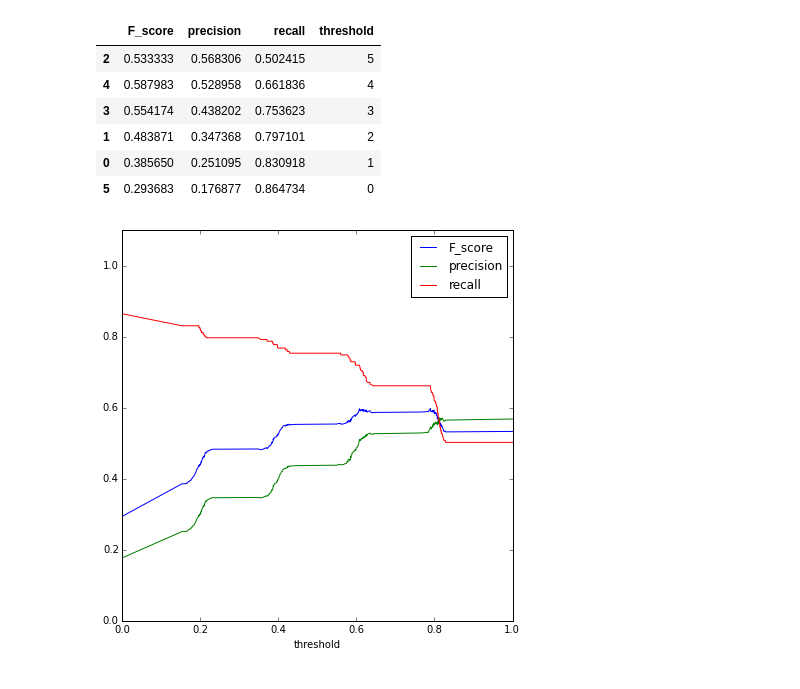
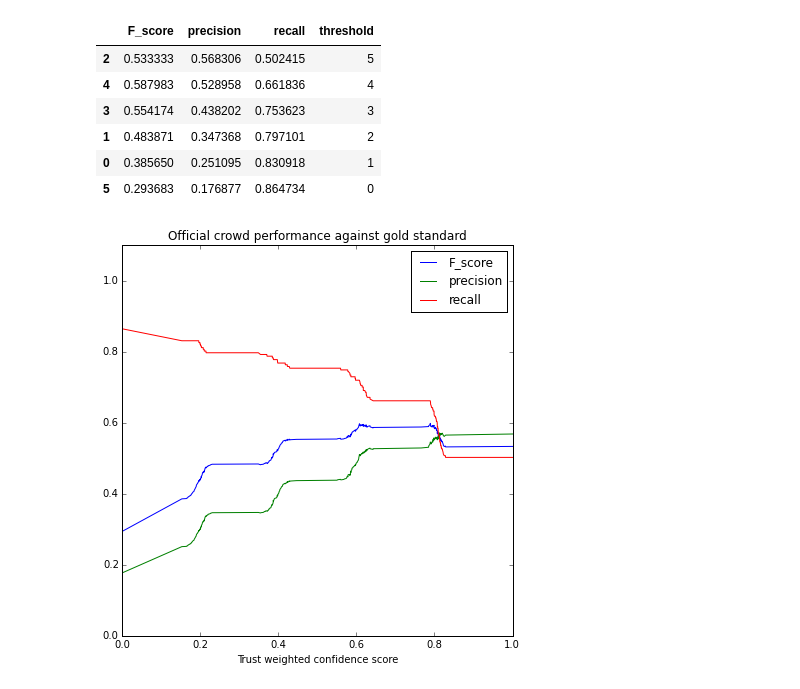
Before and after one commit to SuLab/crowd_cid_relex, a Jupyter notebook: crowd_only/devset_100_analysis.ipynb, the cells around one changed output. Saved outputs shown, nothing was run; the diff lists cells and outputs as text; code cells hidden in the pictures.

```diff
--- a/crowd_only/devset_100_analysis.ipynb
+++ b/crowd_only/devset_100_analysis.ipynb
@@ -587,0 +689,28 @@ def new_F_score(score_column, dataframe):
+# %%
+def expand_dataframe(final_res):
+    temp = defaultdict(list)
+
+    # split up the crowd results with complexed ids
+    for idx, row in final_res.iterrows():
+        pmid = int(row["pmid"])
+        chem_ids = row["chemical_id"].split("|")
+        dise_ids = row["disease_id"].split("|")
+
+        cols = ["norm_conf_score", "num_votes", "pmid", "rel_origin"]
+
+        for chem in chem_ids:
+            for dise in dise_ids:
+                temp["chemical_id"].append(chem)
+                temp["disease_id"].append(dise)
+
+                for val in cols:
+                    temp[val].append(row[val])
+
+                text = "{0}#{1}+{2}".format(pmid, chem, dise)
+
+                temp["in_gold"].append(int(text in gold_relations))
+                temp["text"].append(text)
+
+    return pd.DataFrame(temp)
+# %%
+expanded_res = expand_dataframe(final_res)
@@ -588,5 +723,5 @@ def new_F_score(score_column, dataframe):
 # %%
-official_res = new_F_score("norm_conf_score", final_res)
+official_res = new_F_score("norm_conf_score", gold_relations, expanded_res)
 # %%
 official_res.sort("F_score", ascending = False).head()
 # %% [output]
@@ -619,12 +754,14 @@ official_res_vote.sort("threshold", ascending = False)
 | 0 | 0.385650 | 0.251095 | 0.830918 | 1 |
 | 5 | 0.293683 | 0.176877 | 0.864734 | 0 |
 # %%
-def plot_it(res):
+def plot_it(res, title, xlabel):
     res = res.sort("threshold")
 
-    graph = res.plot(x = "threshold", figsize = (7, 7))
+    graph = res.plot(x = "threshold", figsize = (7, 7),
+                    title = title)
     graph.set_ylim((0, 1.1))
+    graph.set_xlabel(xlabel)
-# %%
-plot_it(official_res)
-# %% [output]
-[figure, removed]
+# %%
+plot_it(official_res, "Official crowd performance against gold standard", "Trust weighted confidence score")
+# %% [output]
+[figure, added]
```
Also changed, not shown: parts of 104 cells of this notebook, 1 other file.
